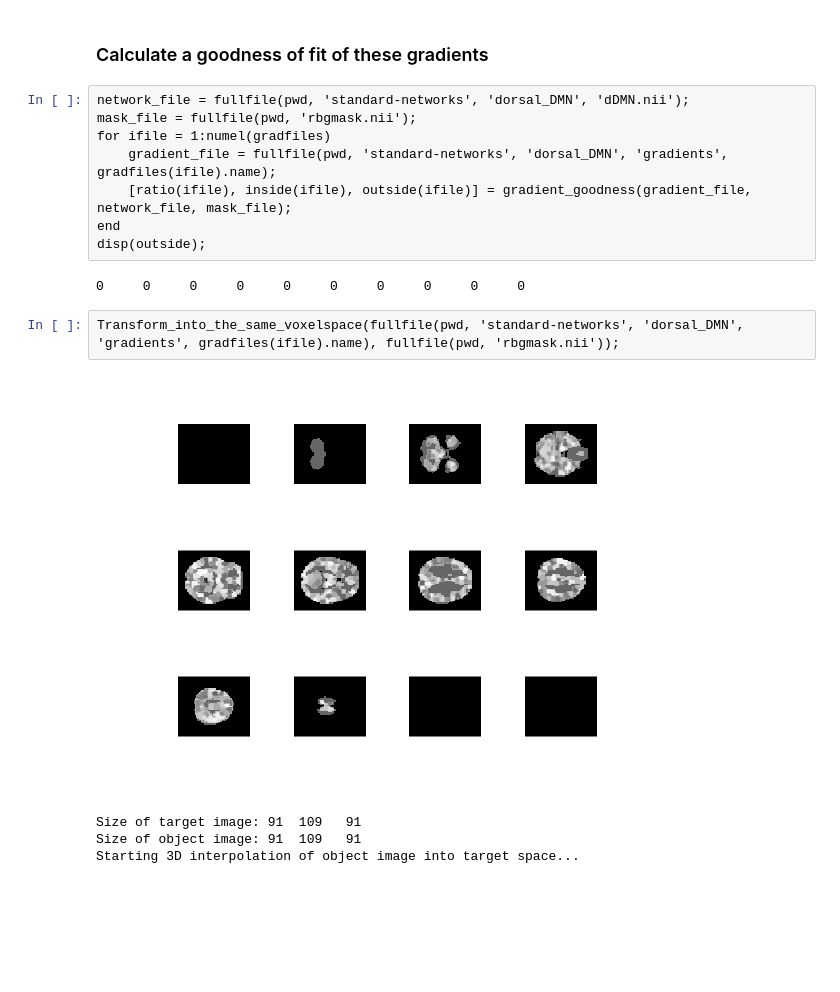
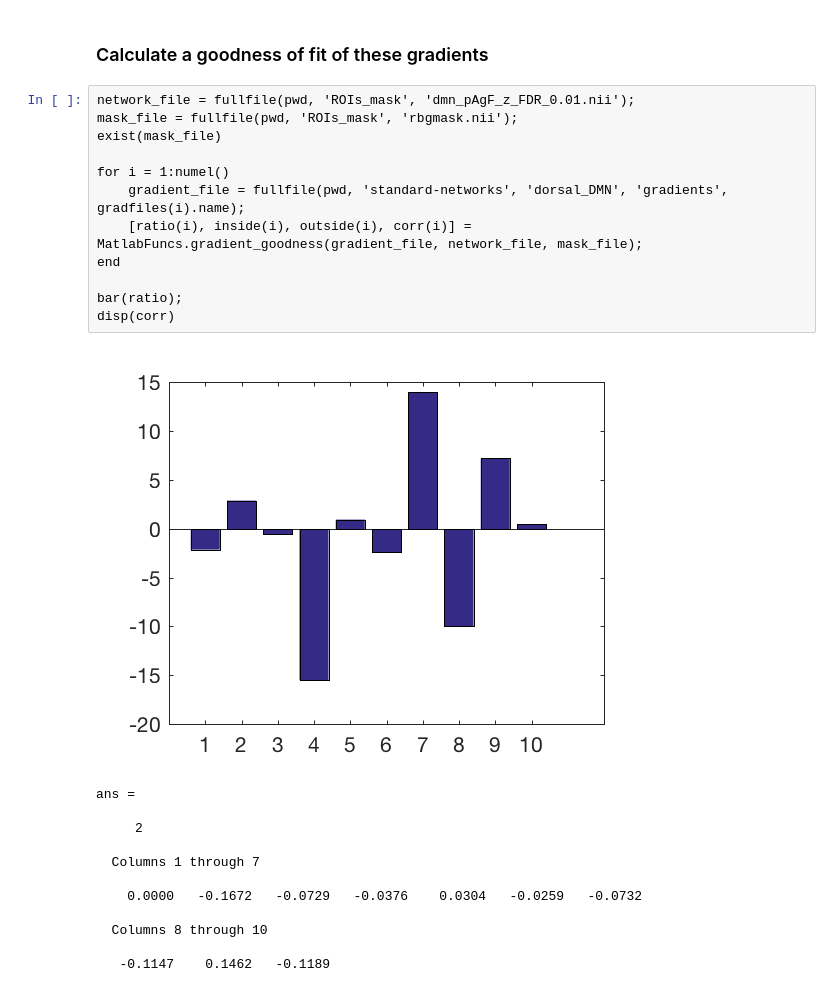
Before and after one commit to autism-research-centre/Autism-Gradients, a Jupyter notebook: network-correlation.ipynb, the cells around one changed output. Saved outputs shown, nothing was run; the diff lists cells and outputs as text; blank space fills up the shorter version.

Commit message:
Goodness of fit on individual level

```diff
--- a/network-correlation.ipynb
+++ b/network-correlation.ipynb
@@ -74,19 +65,27 @@ compp =
 # %% [markdown]
 ### Calculate a goodness of fit of these gradients
 # %%
-network_file = fullfile(pwd, 'standard-networks', 'dorsal_DMN', 'dDMN.nii');
-mask_file = fullfile(pwd, 'rbgmask.nii');
-for ifile = 1:numel(gradfiles)
-    gradient_file = fullfile(pwd, 'standard-networks', 'dorsal_DMN', 'gradients', gradfiles(ifile).name);
-    [ratio(ifile), inside(ifile), outside(ifile)] = gradient_goodness(gradient_file, network_file, mask_file);
+network_file = fullfile(pwd, 'ROIs_mask', 'dmn_pAgF_z_FDR_0.01.nii');
+mask_file = fullfile(pwd, 'ROIs_mask', 'rbgmask.nii');
+exist(mask_file)
+
+for i = 1:numel()
+    gradient_file = fullfile(pwd, 'standard-networks', 'dorsal_DMN', 'gradients', gradfiles(i).name);
+    [ratio(i), inside(i), outside(i), corr(i)] = MatlabFuncs.gradient_goodness(gradient_file, network_file, mask_file);
 end
-disp(outside);
+
+bar(ratio);
+disp(corr)
 # %% [output]
+[figure, added]
-0     0     0     0     0     0     0     0     0     0
+ans =
+
+     2
+
+  Columns 1 through 7
+
+    0.0000   -0.1672   -0.0729   -0.0376    0.0304   -0.0259   -0.0732
+
+  Columns 8 through 10
+
+   -0.1147    0.1462   -0.1189
-# %%
-Transform_into_the_same_voxelspace(fullfile(pwd, 'standard-networks', 'dorsal_DMN', 'gradients', gradfiles(ifile).name), fullfile(pwd, 'rbgmask.nii'));
-# %% [output]
-[figure, removed]
-Size of target image: 91  109   91
-Size of object image: 91  109   91
-Starting 3D interpolation of object image into target space...
```
Also changed, not shown: parts of 5 cells of this notebook, 38 other files.
